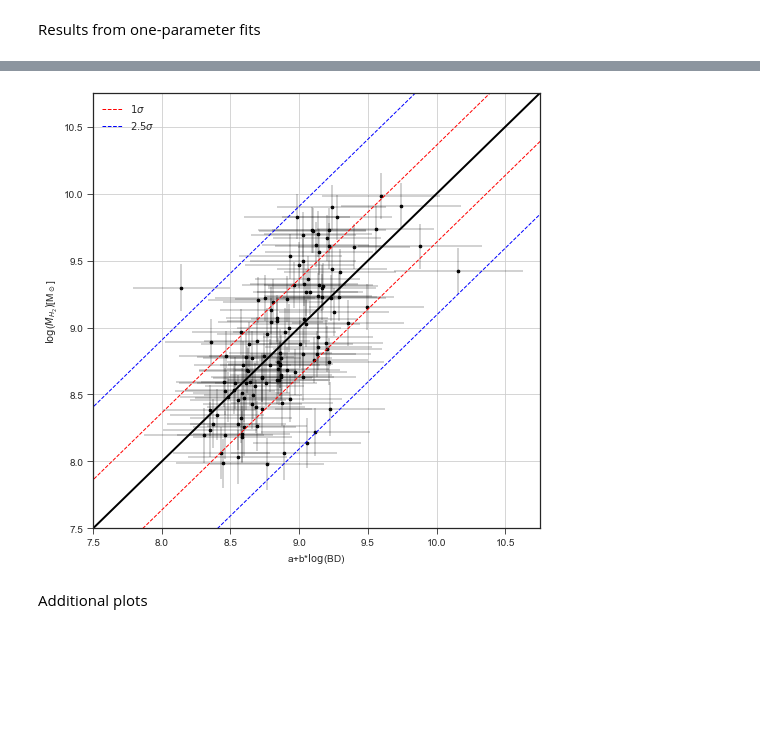
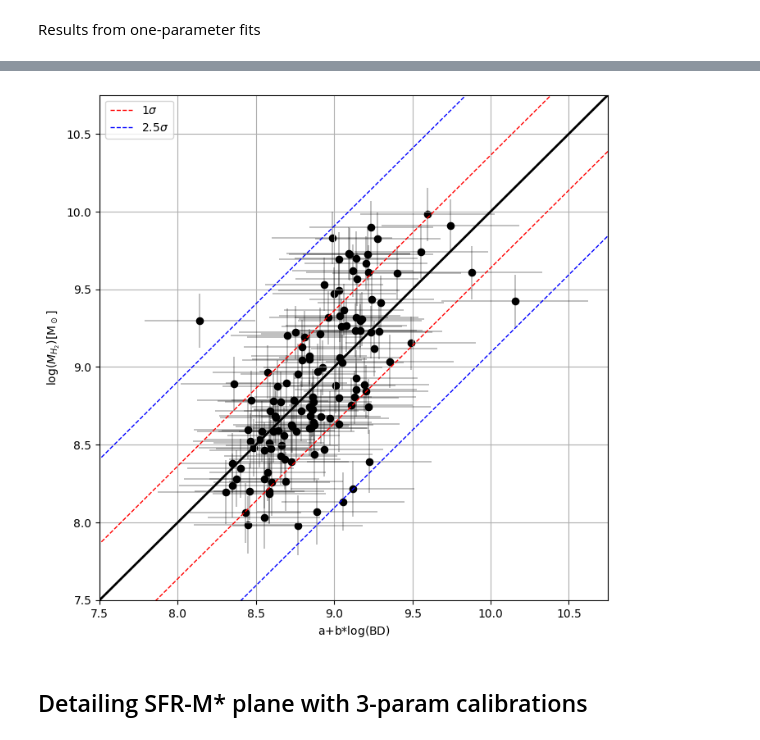
Before and after one commit to seanmacb/MCMC-Dust-Gas-SF-Gal, a Jupyter notebook: All Code/Moving to an N-D sampler/3param plots.ipynb, the cells around one changed output, grey strips where cells are left out. Cells and saved outputs as stored; diff of their text form; code cells hidden in the pictures; blank space fills up the shorter version.

```diff
--- a/All Code/Moving to an N-D sampler/3param plots.ipynb
+++ b/All Code/Moving to an N-D sampler/3param plots.ipynb
@@ -246,6 +301,6 @@ plot_results(twoDustModel,twoDustArr[0],comb_unc_dust2,twoDustArr2[0],fitLabel2,
 # %%
-plot_results(twoGasModel,twogasArr[0],comb_unc_gas2,twogasArr2[0],fitLabel2,MH2Label,twogasParams[2],[7.5,10.75],True,"Gas_oneparam_comp") # plot the gas plot
+plot_results(twoGasModel,twogasArr[0],comb_unc_gas2,twogasArr2[0],fitLabel2,MH2Label,"black",twogasParams[2],[7.5,10.75],True,"Gas_oneparam_comp") # plot the gas plot
 # %% [output]
-[figure, old version]
+[figure, new version]
-# %% [markdown]
-Additional plots
+# %% [markdown]
+## Detailing SFR-M* plane with 3-param calibrations
```
Also changed, not shown: parts of 13 cells of this notebook, 12 other files.
